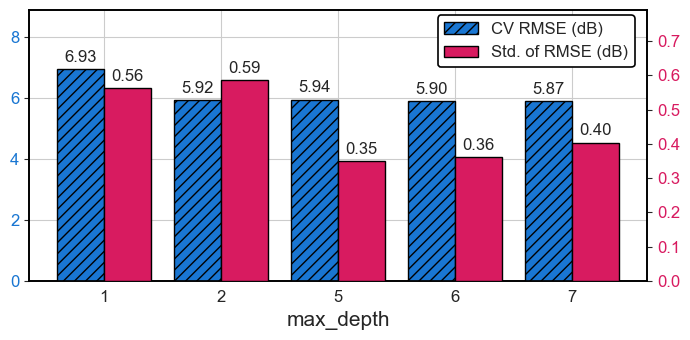
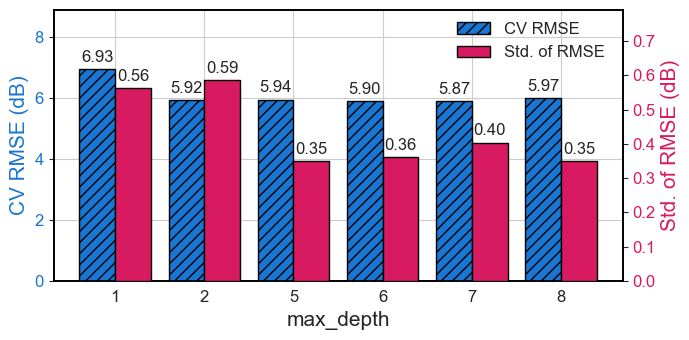
The notebook cell's code change between the first figure and the second:
--- before
+++ after
@@ -1,3 +1,3 @@
-# Plot and save the focused XGBoost CV RMSE figure for max_depth <= 7
+# Plot and save the focused XGBoost CV RMSE figure based on max_depth
 
 tick_fontsize   = 12
@@ -12,25 +12,18 @@
 cv_df_plot = cv_df.copy()
 cv_df_plot["max_depth"] = pd.to_numeric(cv_df_plot["max_depth"], errors="coerce")
-cv_df_plot = cv_df_plot[cv_df_plot["max_depth"] <= 7].copy()
+cv_df_plot = cv_df_plot[cv_df_plot["max_depth"] <= 8].copy()
 cv_df_plot = cv_df_plot.sort_values("max_depth").reset_index(drop=True)
 
 x = np.arange(len(cv_df_plot["max_depth"]))
-bar_width = 0.40
+bar_width = 0.40 
 
 fig, ax1 = plt.subplots(figsize=(7, 3.5))
 
-bars1 = ax1.bar(
-    x - bar_width / 2,
-    cv_df_plot["best_cv_rmse"],
-    bar_width,
-    color="#1976d2",
-    edgecolor="black",
-    linewidth=1,
-    zorder=3,
-)
+bars1 = ax1.bar(x - bar_width / 2, cv_df_plot["best_cv_rmse"], bar_width, color="#1976d2", edgecolor="black", linewidth=1, zorder=3)
 for bar in bars1:
     bar.set_hatch("///")
 
 ax1.set_xlabel("max_depth", fontsize=axis_labelsize)
+ax1.set_ylabel("CV RMSE (dB)", fontsize=axis_labelsize, color="#1976d2")
 ax1.set_xticks(x)
 ax1.set_xticklabels([f"{int(v)}" for v in cv_df_plot["max_depth"]], fontsize=tick_fontsize)
@@ -39,13 +32,6 @@
 
 ax2 = ax1.twinx()
-bars2 = ax2.bar(
-    x + bar_width / 2,
-    cv_df_plot["std_cv_rmse"],
-    bar_width,
-    color="#d81b60",
-    edgecolor="black",
-    linewidth=1,
-    zorder=3,
-)
+bars2 = ax2.bar(x + bar_width / 2, cv_df_plot["std_cv_rmse"], bar_width, color="#d81b60", edgecolor="black", linewidth=1, zorder=3)
+ax2.set_ylabel("Std. of RMSE (dB)", fontsize=axis_labelsize, color="#d81b60")
 ax2.tick_params(axis="y", labelcolor="#d81b60", labelsize=tick_fontsize)
 ax2.grid(False)
@@ -64,22 +50,11 @@
 
 handles = [
-    plt.Rectangle((0, 0), 1, 1, facecolor="#1976d2", edgecolor="black", hatch="///", label="CV RMSE (dB)"),
-    plt.Rectangle((0, 0), 1, 1, facecolor="#d81b60", edgecolor="black", label="Std. of RMSE (dB)"),
+    plt.Rectangle((0, 0), 1, 1, facecolor="#1976d2", edgecolor="black", hatch="///", label="CV RMSE"),
+    plt.Rectangle((0, 0), 1, 1, facecolor="#d81b60", edgecolor="black", label="Std. of RMSE"),
 ]
-leg = ax1.legend(
-    handles=handles,
-    loc="upper right",
-    bbox_to_anchor=(0.98, 0.98),
-    borderaxespad=0.0,
-    fontsize=legend_fontsize,
-    frameon=True,
-    framealpha=1.0,
-)
-leg.get_frame().set_edgecolor("black")
-leg.get_frame().set_linewidth(1.2)
-leg.get_frame().set_facecolor("white")
+leg = ax1.legend(handles=handles, loc="upper right", bbox_to_anchor=(0.98, 0.98), borderaxespad=0.0, fontsize=legend_fontsize, frameon=False)
 
 fig.tight_layout()
-fig_path = os.path.join(FIGURES_DIR, "XGB_bestRMSE_STD_perDepth_first7.png")
+fig_path = os.path.join(FIGURES_DIR, "XGB_bestRMSE_STD_perDepth.png")
 plt.savefig(fig_path, dpi=2000, bbox_inches="tight", pad_inches=0.03)
 plt.show()

Commit: CV plots for paper alignment